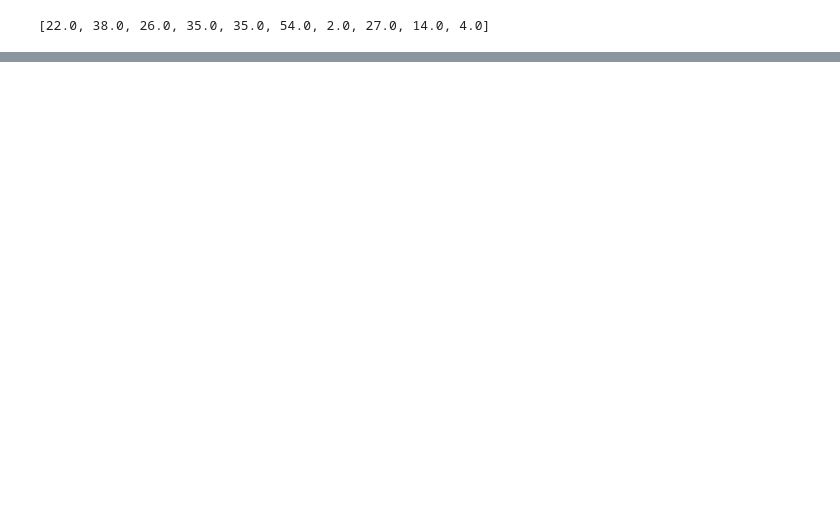
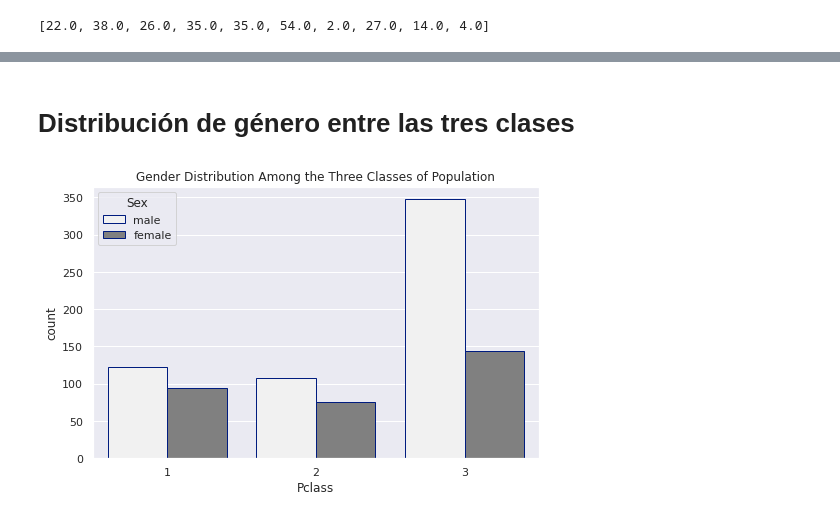
Before and after one commit to Machine-Learning-project-python/Titanic, a Jupyter notebook: titanic.ipynb, the cells around one changed output, grey strips where cells are left out. Saved outputs shown, nothing was run; the diff lists cells and outputs as text; code cells hidden in the pictures; blank space fills up the shorter version.

```diff
--- a/titanic.ipynb
+++ b/titanic.ipynb
@@ -117,0 +162,13 @@ plt.savefig()
+# %% [markdown]
+# Distribución de género entre las tres clases
+# %%
+sns.set(style="darkgrid")
+sns.set(rc={'figure.figsize':(8,5)})
+
+sns.countplot(x="Pclass", hue="Sex",
+              data = train, color = 'gray',
+              edgecolor=sns.color_palette("dark", 1)
+             ).set_title('Gender Distribution Among the Three Classes of Population')
+plt.savefig("./images/sex_classes.png")
+# %% [output]
+[figure, added]
```
Also changed, not shown: parts of 74 cells of this notebook, 11 other files.
